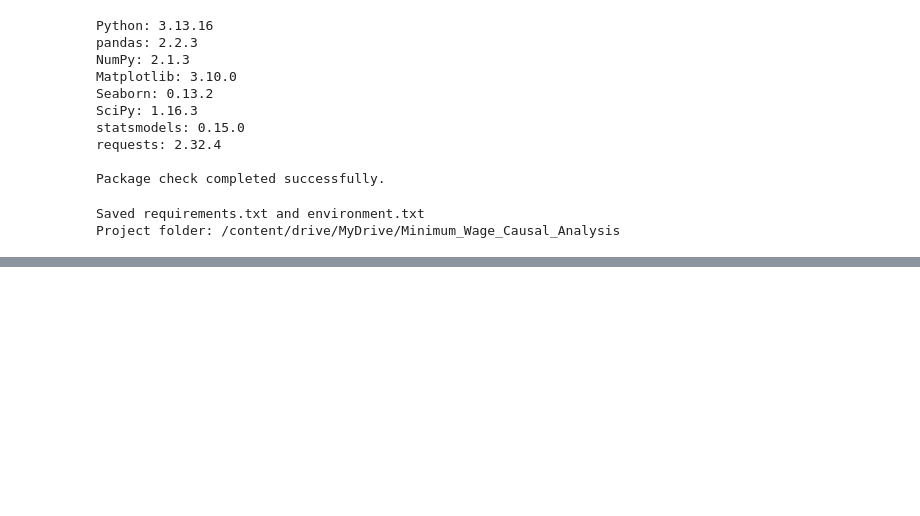
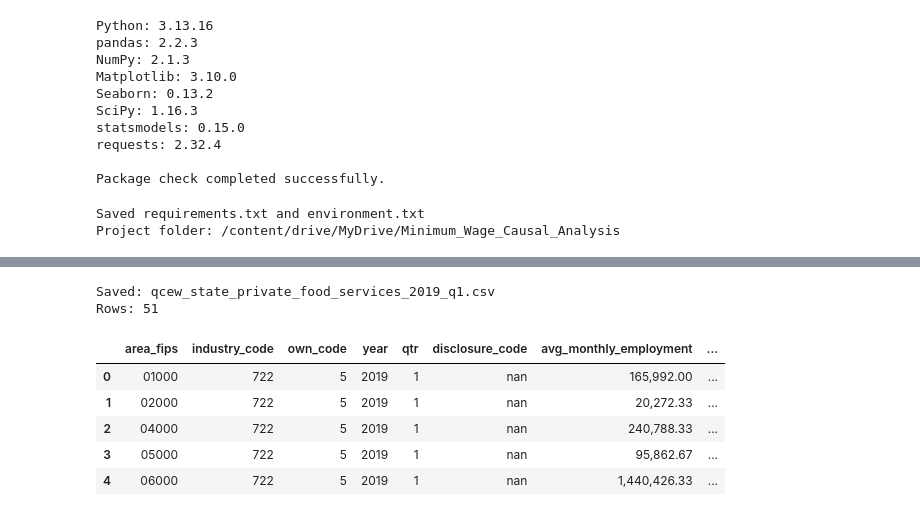
Before and after one commit to RohanDevre36/Minimum-wage-causal-analysis, a Jupyter notebook: 01_Data_Collection.ipynb, the cells around one changed output, grey strips where cells are left out. Saved outputs shown, nothing was run; the diff lists cells and outputs as text; code cells hidden in the pictures; blank space fills up the shorter version.

```diff
--- a/01_Data_Collection.ipynb
+++ b/01_Data_Collection.ipynb
@@ -114,0 +332,50 @@ Project folder: /content/drive/MyDrive/Minimum_Wage_Causal_Analysis
+# %%
+##Save the prepared sample
+# Keep identifiers, disclosure information, and our two outcomes.
+# Retain industry and ownership codes so the file describes its scope.
+columns_to_save = [
+    "area_fips",
+    "industry_code",
+    "own_code",
+    "year",
+    "qtr",
+    "disclosure_code",
+    "avg_monthly_employment",
+    "avg_wkly_wage"
+]
+
+# Sort by geographic code and create consecutive row indexes.
+prepared_sample = (
+    state_sample[columns_to_save]
+    .sort_values("area_fips")
+    .reset_index(drop=True)
+)
+
+# Save the prepared data separately from the original raw download.
+output_path = (
+    PROJECT_DIR / "data_processed"
+    / "qcew_state_private_food_services_2019_q1.csv"
+)
+
+# index=False prevents writing the DataFrame's row index into the CSV.
+prepared_sample.to_csv(output_path, index=False)
+
+print(f"Saved: {output_path.name}")
+print(f"Rows: {len(prepared_sample)}")
+
+# Format the preview for readability without changing stored values.
+display(
+    prepared_sample.head().style.format({
+        "avg_monthly_employment": "{:,.2f}",
+        "avg_wkly_wage": "${:,.0f}"
+    })
+)
+# %% [output]
+Saved: qcew_state_private_food_services_2019_q1.csv
+Rows: 51
+|  | area_fips | industry_code | own_code | year | qtr | disclosure_code | avg_monthly_employment | ... |
+| 0 | 01000 | 722 | 5 | 2019 | 1 | nan | 165,992.00 | ... |
+| 1 | 02000 | 722 | 5 | 2019 | 1 | nan | 20,272.33 | ... |
+| 2 | 04000 | 722 | 5 | 2019 | 1 | nan | 240,788.33 | ... |
+| 3 | 05000 | 722 | 5 | 2019 | 1 | nan | 95,862.67 | ... |
+| 4 | 06000 | 722 | 5 | 2019 | 1 | nan | 1,440,426.33 | ... |
```
Also changed, not shown: parts of 7 cells of this notebook.
